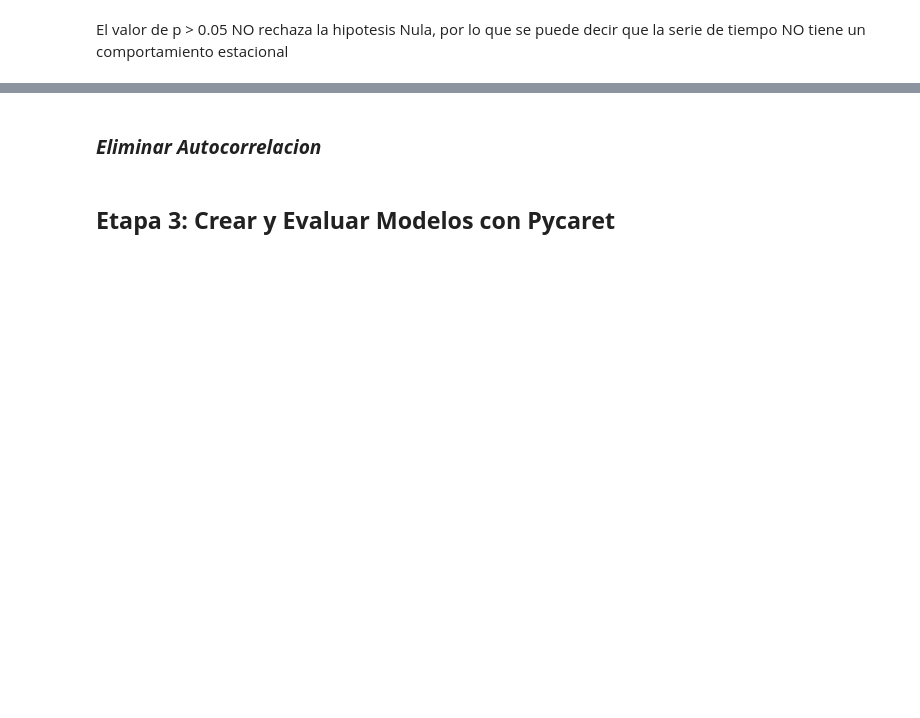
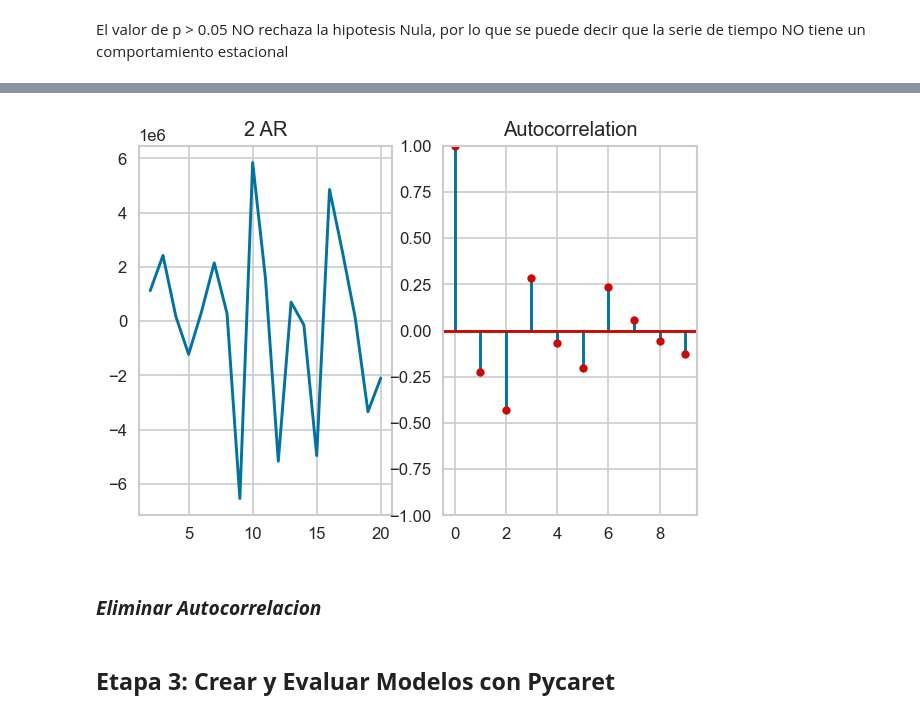
Before and after one commit to SantiagoGS97/Proyecto, a Jupyter notebook: Proyecto.ipynb, the cells around one changed output, grey strips where cells are left out. Cells and saved outputs as stored; diff of their text form; code cells hidden in the pictures; blank space fills up the shorter version.

```diff
--- a/Proyecto.ipynb
+++ b/Proyecto.ipynb
@@ -271,2 +315,9 @@ El valor de p > 0.05 NO rechaza la hipotesis Nula, por lo que se puede decir que
+# %%
+plt.rcParams.update({'figure.figsize':(6,4), 'figure.dpi':120})
+fig,axes = plt.subplots(1,2)
+axes[0].plot(Data_glob.total_gdp_million.diff().diff());axes[00].set_title('2 AR')
+plot_acf(Data_glob.total_gdp_million.diff().diff().dropna(),ax=axes[1],color='r')
+# %% [output]
+[figure, added]
 # %% [markdown]
 ### ***Eliminar Autocorrelacion***
```
Also changed, not shown: parts of 28 cells of this notebook, 1 other file.
